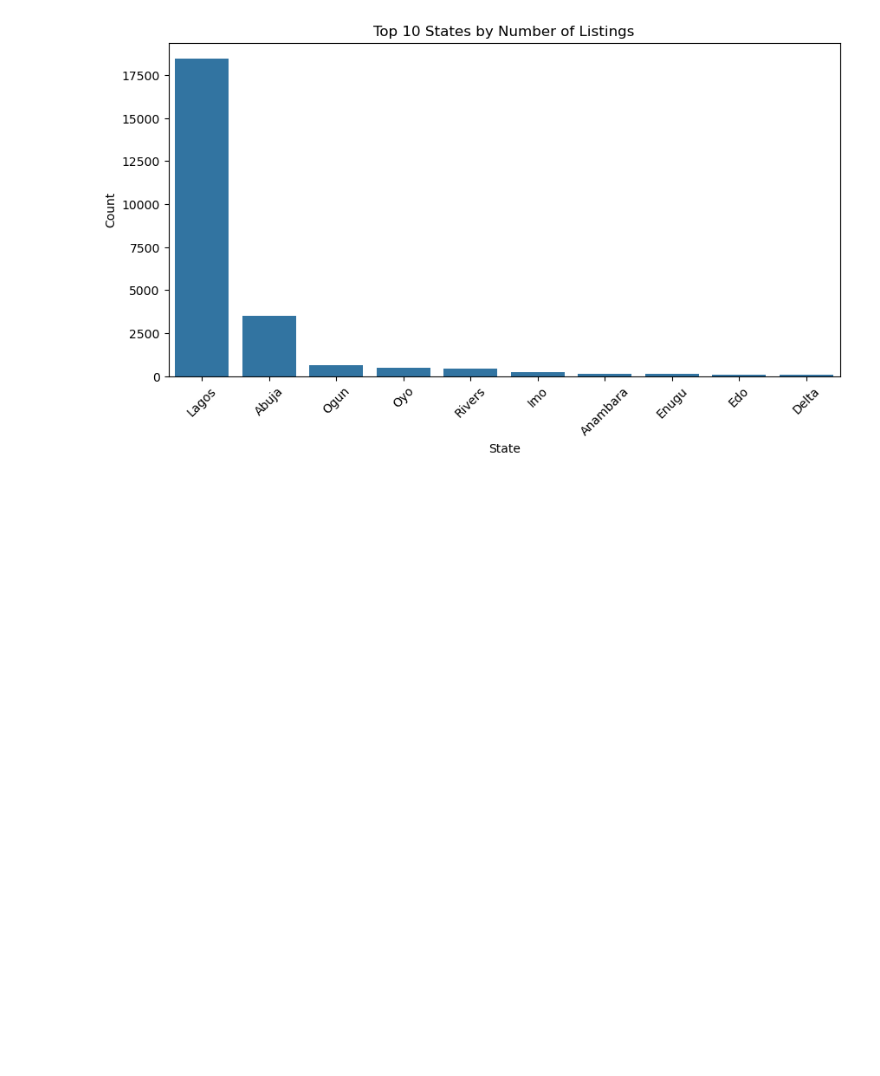
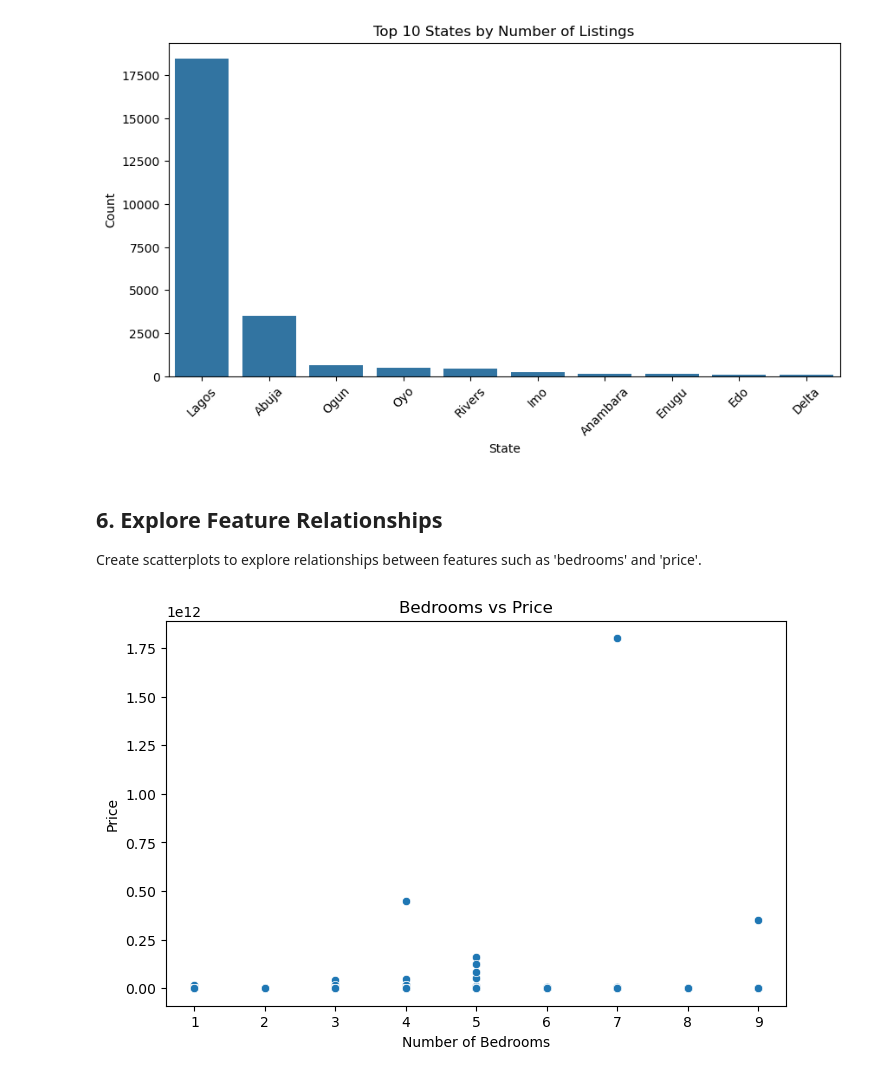
Before and after one commit to 0sinach1/house-price-model, a Jupyter notebook: notebook/EDA.ipynb, the cells around one changed output. Drawn from its saved outputs; the diff is of its cells as text; code cells hidden in the pictures; blank space fills up the shorter version.

Commit message:
Do light visualization

```diff
--- a/notebook/EDA.ipynb
+++ b/notebook/EDA.ipynb
@@ -114,3 +114,16 @@ plt.xticks(rotation=45)
 plt.show()
 # %% [output]
 [figure]
+# %% [markdown]
+## 6. Explore Feature Relationships
+
+Create scatterplots to explore relationships between features such as 'bedrooms' and 'price'.
+# %%
+plt.figure(figsize=(8, 5))
+sns.scatterplot(data=df, x='bedrooms', y='price')
+plt.title('Bedrooms vs Price')
+plt.xlabel('Number of Bedrooms')
+plt.ylabel('Price')
+plt.show()
+# %% [output]
+[figure, added]
```
Also changed, not shown: parts of 1 cell of this notebook.
